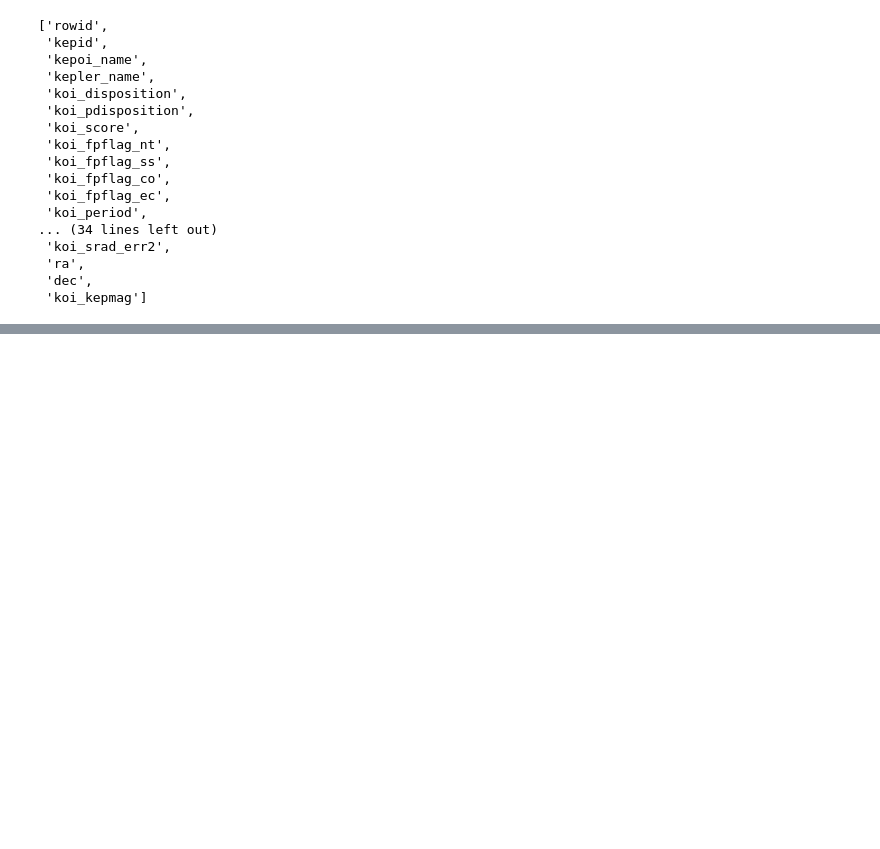
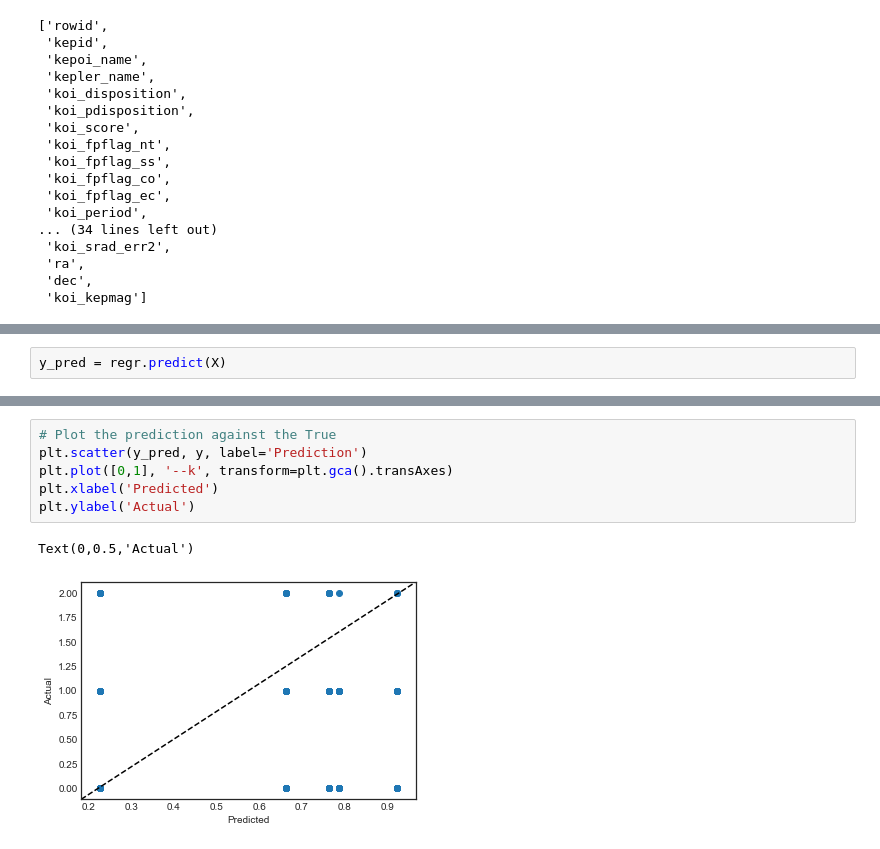
Before and after one commit to NormanLo4319/Exoplanet-Exploration-ML-Project, a Jupyter notebook: Exoplanet_Exploration_Project.ipynb, the cells around one changed output, grey strips where cells are left out. Saved outputs shown, nothing was run; the diff lists cells and outputs as text; blank space fills up the shorter version.

```diff
--- a/Exoplanet_Exploration_Project.ipynb
+++ b/Exoplanet_Exploration_Project.ipynb
@@ -99,0 +262,2 @@ Name: koi_score, Length: 9564, dtype: float64
+# %%
+y_pred = regr.predict(X)
@@ -99,0 +291,9 @@ Name: koi_score, Length: 9564, dtype: float64
+# %%
+# Plot the prediction against the True
+plt.scatter(y_pred, y, label='Prediction')
+plt.plot([0,1], '--k', transform=plt.gca().transAxes)
+plt.xlabel('Predicted')
+plt.ylabel('Actual')
+# %% [output]
+Text(0,0.5,'Actual')
+[figure, added]
```
Also changed, not shown: parts of 53 cells of this notebook, 3 other files.
